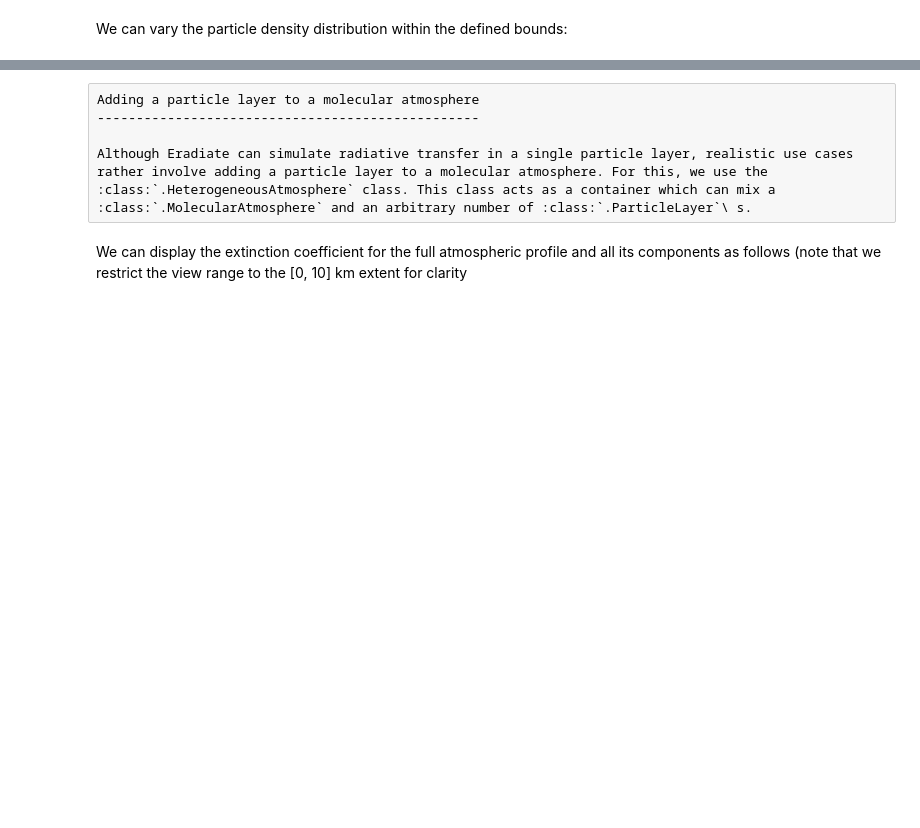
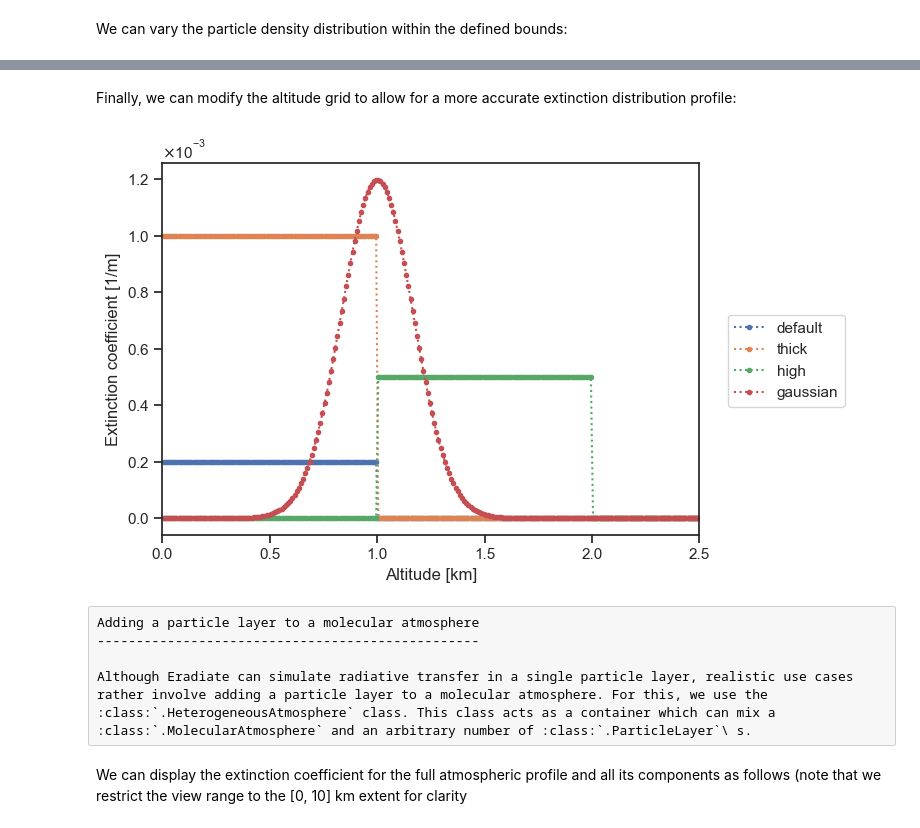
Before and after one commit to eradiate/eradiate-tutorials, a Jupyter notebook: getting_started/particle_layer.ipynb, the cells around one changed output, grey strips where cells are left out. Cells and saved outputs as stored; diff of their text form; code cells hidden in the pictures; blank space fills up the shorter version.

```diff
--- a/getting_started/particle_layer.ipynb
+++ b/getting_started/particle_layer.ipynb
@@ -126,3 +134,29 @@ plot_sigma_t(
+# %% [markdown]
+Finally, we can modify the altitude grid to allow for a more accurate extinction distribution profile:
+# %%
+geometry = ertsc.geometry.PlaneParallelGeometry(
+    zgrid=np.arange(0, 10001, 10) * ureg.m,
+    toa_altitude=10 * ureg.km,
+)
+
+for particle_layer in [
+    particle_layer_default,
+    particle_layer_thick,
+    particle_layer_high,
+    particle_layer_gaussian,
+]:
+    particle_layer.geometry = geometry
+
+plot_sigma_t(
+    particle_layer_default,
+    particle_layer_thick,
+    particle_layer_high,
+    particle_layer_gaussian,
+    labels=["default", "thick", "high", "gaussian"],
+    altitude_extent=[0, 2.5],
+)
+# %% [output]
+[figure, added]
 # %% [raw]
 Adding a particle layer to a molecular atmosphere
 -------------------------------------------------
```
Also changed, not shown: parts of 12 cells of this notebook, 9 other files.
